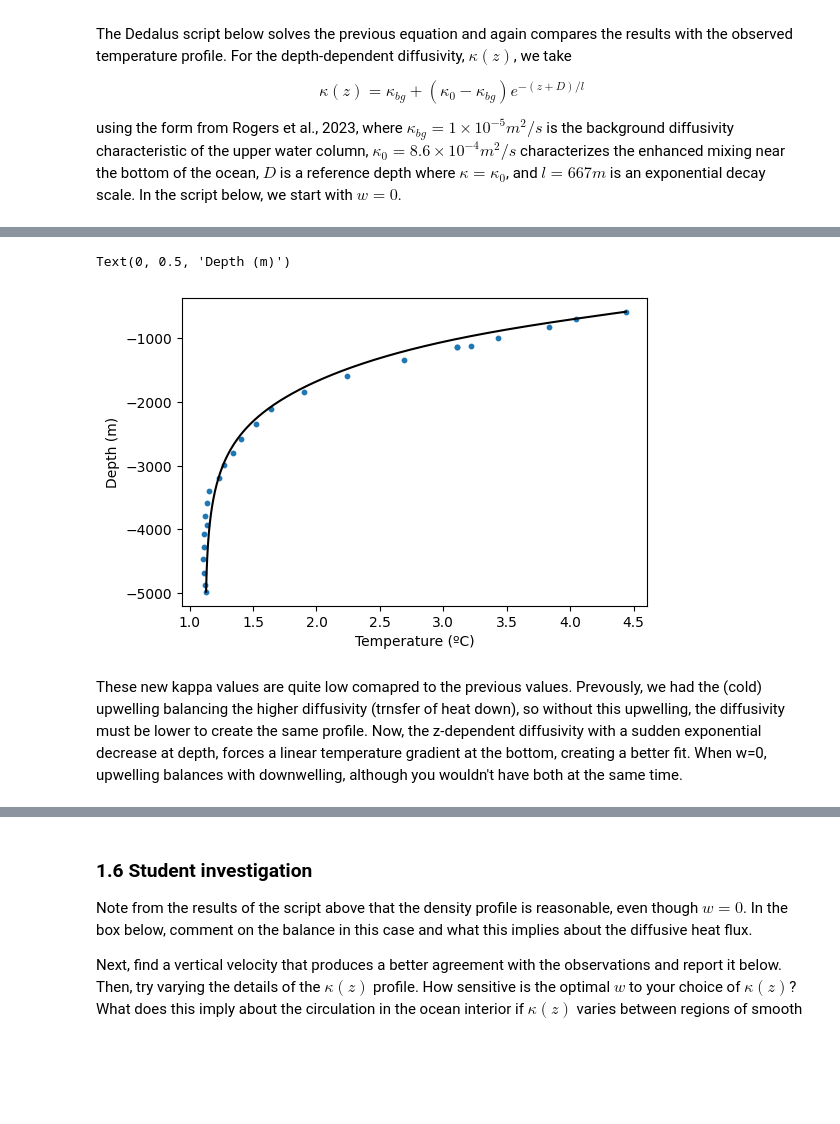
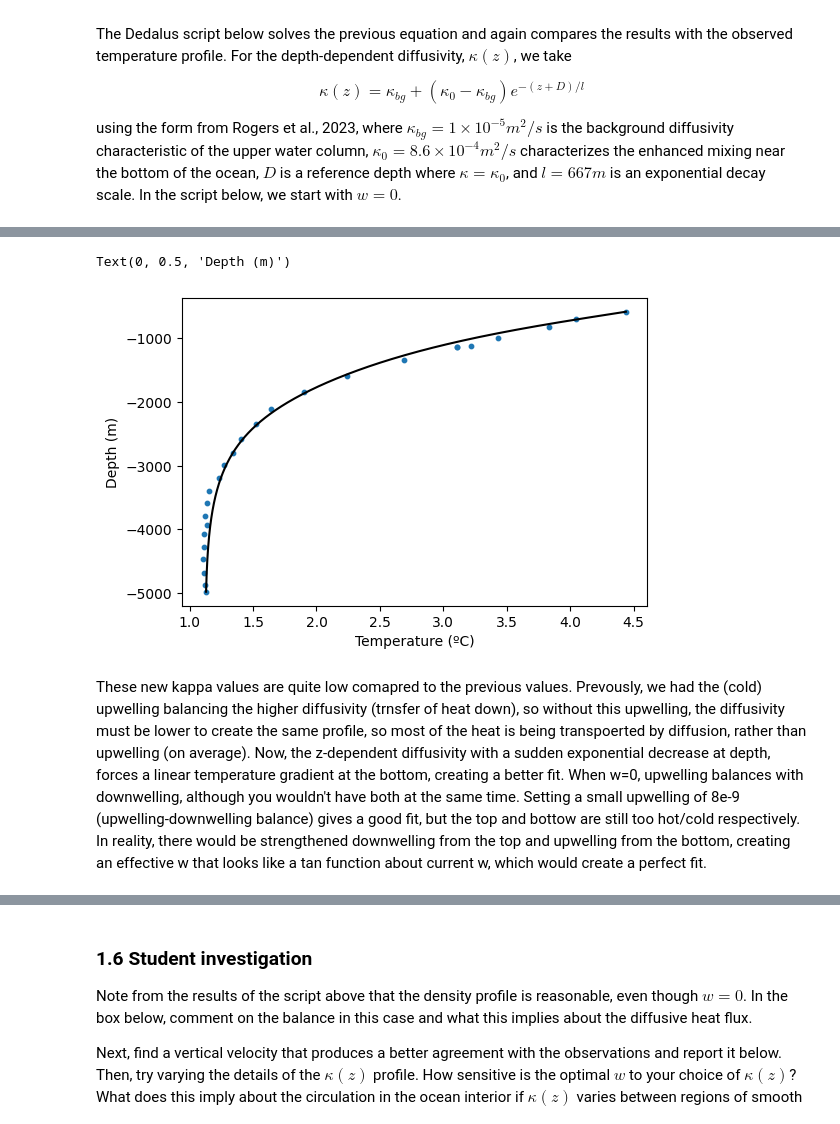
Before and after one commit to PolinaSevastyanova1/QCES, a Jupyter notebook: Project2_transport.ipynb, the cells around one changed output, grey strips where cells are left out. Saved outputs shown, nothing was run; the diff lists cells and outputs as text; code cells hidden in the pictures; blank space fills up the shorter version.

```diff
--- a/Project2_transport.ipynb
+++ b/Project2_transport.ipynb
@@ -620,7 +620,7 @@ T_bottom = CTD_T[0]
 Nz = 1000
 
 # Set the vertical velocity
-w = 1e-8 # m/s Initially 0
+w = 8e-9 # m/s Initially 0
 
 # Bases
 zcoord = d3.Coordinate('z')
@@ -669,5 +669,5 @@ INFO:subsystems:Building subproblem matrices 1/1 (~100%) Elapsed: 0s, Remaining:
 Text(0, 0.5, 'Depth (m)')
-[figure, old version]
+[figure, new version]
 # %% [markdown]
-These new kappa values are quite low comapred to the previous values. Prevously, we had the (cold) upwelling balancing the higher diffusivity (trnsfer of heat down), so without this upwelling, the diffusivity must be lower to create the same profile. Now, the z-dependent diffusivity with a sudden exponential decrease at depth, forces a linear temperature gradient at the bottom, creating a better fit.
-When w=0, upwelling balances with downwelling, although you wouldn't have both at the same time.
+These new kappa values are quite low comapred to the previous values. Prevously, we had the (cold) upwelling balancing the higher diffusivity (trnsfer of heat down), so without this upwelling, the diffusivity must be lower to create the same profile, so most of the heat is being transpoerted by diffusion, rather than upwelling (on average). Now, the z-dependent diffusivity with a sudden exponential decrease at depth, forces a linear temperature gradient at the bottom, creating a better fit.
+When w=0, upwelling balances with downwelling, although you wouldn't have both at the same time. Setting a small upwelling of 8e-9 (upwelling-downwelling balance) gives a good fit, but the top and bottow are still too hot/cold respectively. In reality, there would be strengthened downwelling from the top and upwelling from the bottom, creating an effective w that looks like a tan function about current w, which would create a perfect fit.
```
Also changed, not shown: parts of 7 cells of this notebook.
